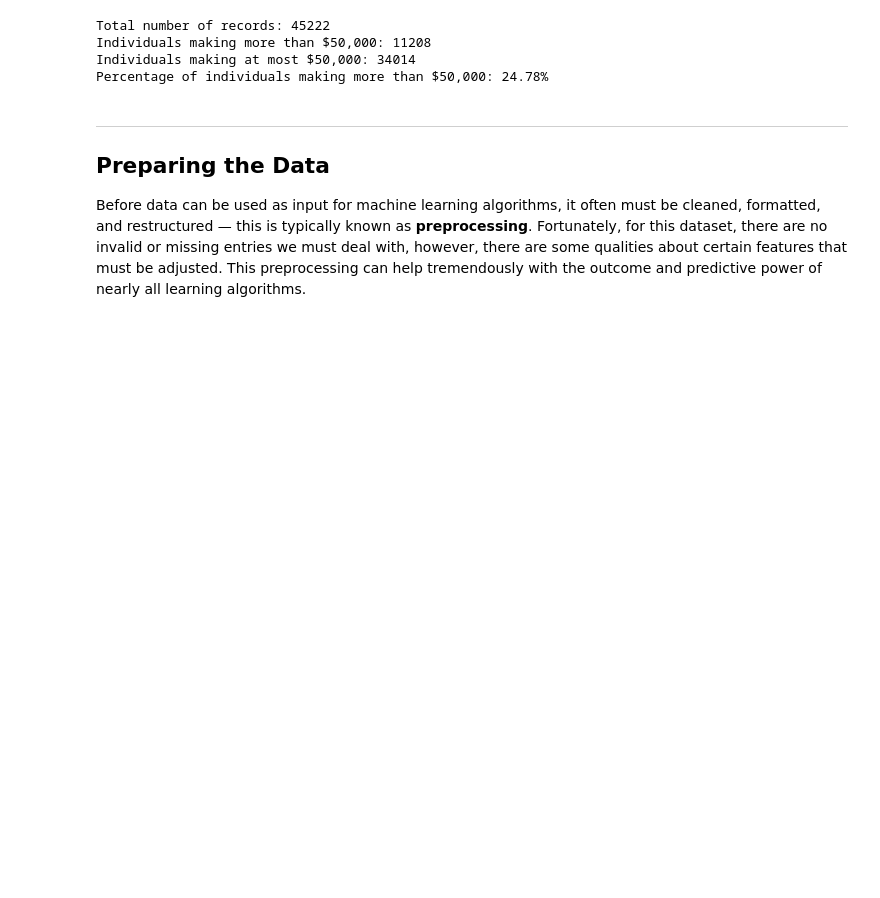
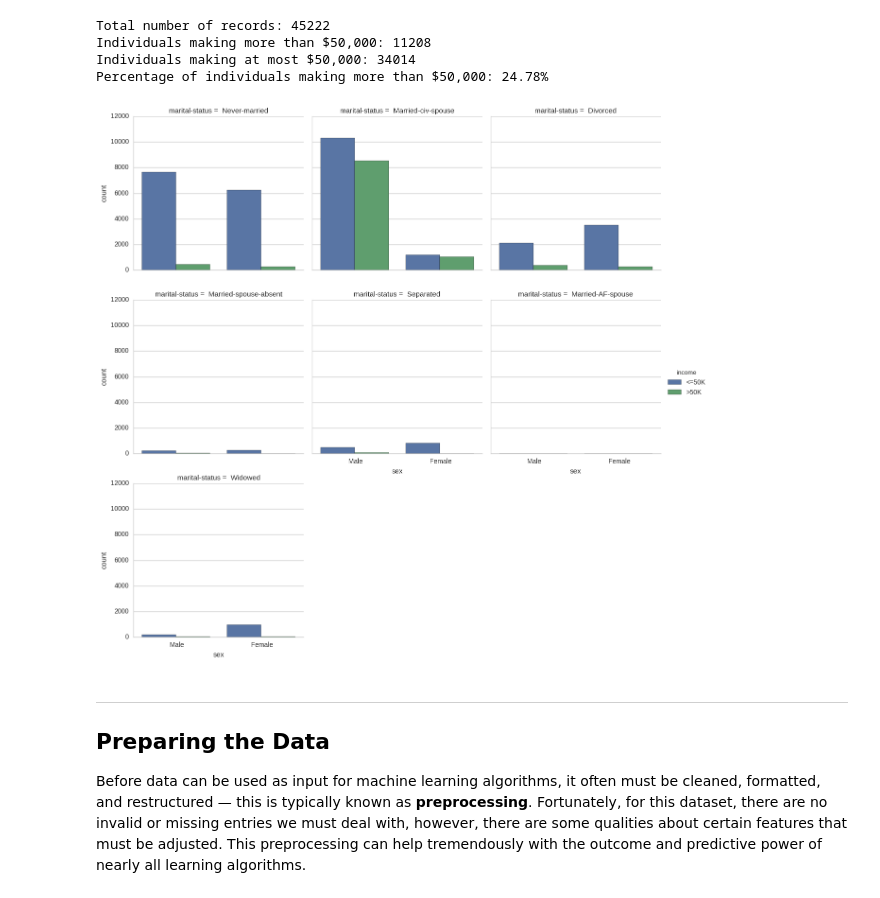
Before and after one commit to snbhanja/finding_donors, a Jupyter notebook: finding_donors.ipynb, the cells around one changed output. Cells and saved outputs as stored; diff of their text form; code cells hidden in the pictures; blank space fills up the shorter version.

```diff
--- a/finding_donors.ipynb
+++ b/finding_donors.ipynb
@@ -85,6 +85,13 @@ Total number of records: 45222
 Individuals making more than $50,000: 11208
 Individuals making at most $50,000: 34014
 Percentage of individuals making more than $50,000: 24.78%
+# %%
+# count of individuals making less than or more than 50K, with a breakdown by the features sex and marital-status
+import seaborn as sns
+sns.set(style="whitegrid", color_codes=True)
+sns.factorplot("sex", col="marital-status", data=data, hue='income', kind="count", col_wrap=3);
+# %% [output]
+[figure, added]
 # %% [markdown]
 ----
 ## Preparing the Data
```
Also changed, not shown: parts of 8 cells of this notebook, 1 other file.
